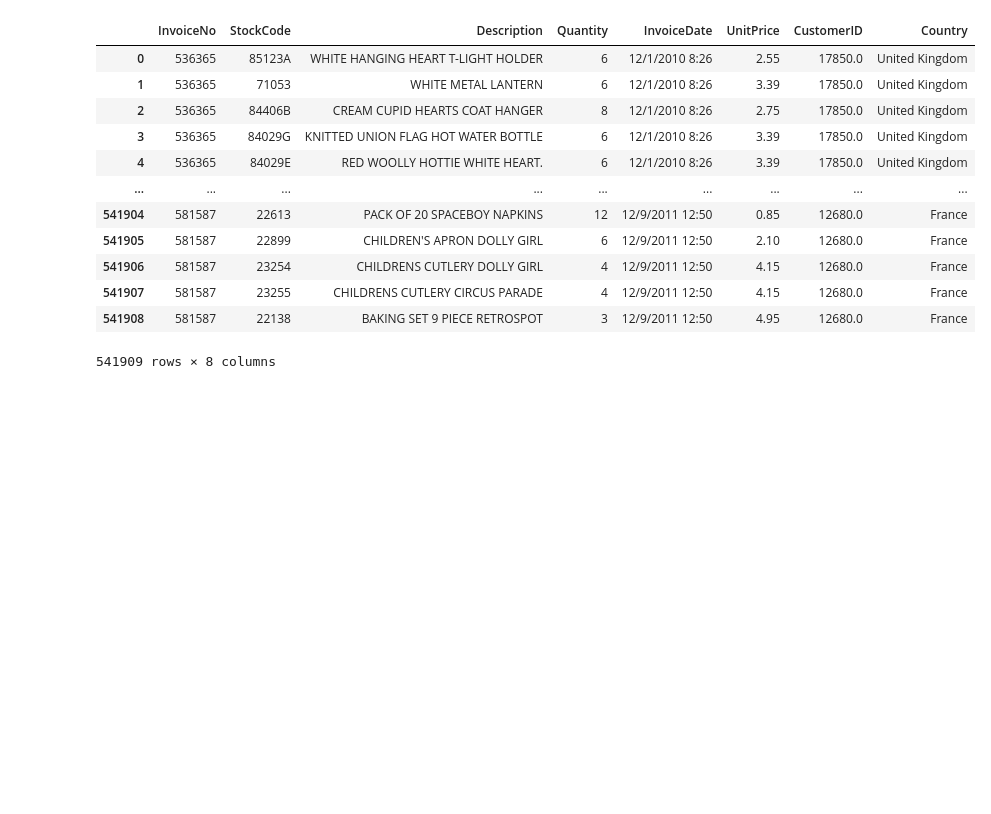
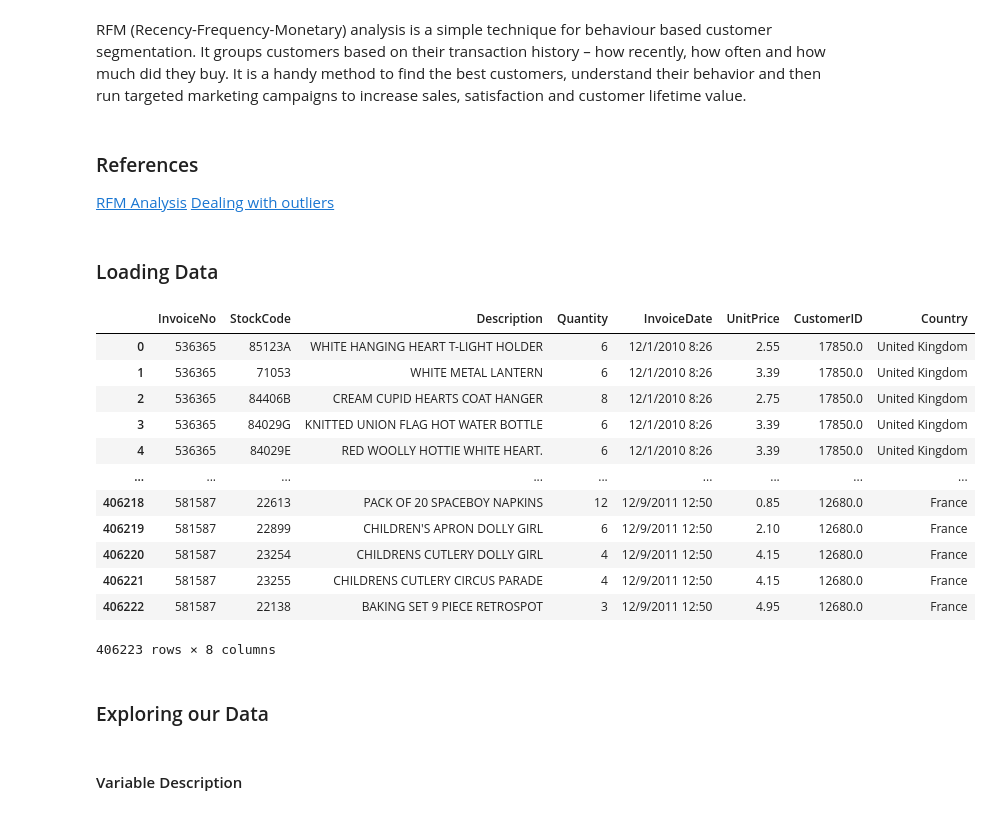
Before and after one commit to ubco-W2022T1-cosc301/project-group31, a Jupyter notebook: notebooks/analysis1.ipynb, the cells around one changed output. Saved outputs shown, nothing was run; the diff lists cells and outputs as text; code cells hidden in the pictures; blank space fills up the shorter version.

Commit message:
Part of RFM Analysis

```diff
--- a/notebooks/analysis1.ipynb
+++ b/notebooks/analysis1.ipynb
@@ -7,0 +10,6 @@ import pandas as pd
+# %% [markdown]
+RFM (Recency-Frequency-Monetary) analysis is a simple technique for behaviour based customer segmentation. It groups customers based on their transaction history – how recently, how often and how much did they buy. It is a handy method to find the best customers, understand their behavior and then run targeted marketing campaigns to increase sales, satisfaction and customer lifetime value.
+# %% [markdown]
+### References
+[RFM Analysis](https://www.geeksforgeeks.org/rfm-analysis-analysis-using-python/)
+[Dealing with outliers](https://www.analyticsvidhya.com/blog/2021/05/detecting-and-treating-outliers-treating-the-odd-one-out/)
@@ -8,16 +26,24 @@ import pandas as pd
+# %% [markdown]
+### Loading Data
 # %%
-data = pd.read_csv("../data/raw/data.csv", encoding= 'unicode_escape')
+data = pd.read_csv("../data/processed/new_data.csv")
-# %% [output]
-|  | InvoiceNo | StockCode | Description | Quantity | InvoiceDate | UnitPrice | CustomerID | Country |
-| 0 | 536365 | 85123A | WHITE HANGING HEART T-LIGHT HOLDER | 6 | 12/1/2010 8:26 | 2.55 | 17850.0 | United Kingdom |
-| 1 | 536365 | 71053 | WHITE METAL LANTERN | 6 | 12/1/2010 8:26 | 3.39 | 17850.0 | United Kingdom |
-| 2 | 536365 | 84406B | CREAM CUPID HEARTS COAT HANGER | 8 | 12/1/2010 8:26 | 2.75 | 17850.0 | United Kingdom |
-| 3 | 536365 | 84029G | KNITTED UNION FLAG HOT WATER BOTTLE | 6 | 12/1/2010 8:26 | 3.39 | 17850.0 | United Kingdom |
-| 4 | 536365 | 84029E | RED WOOLLY HOTTIE WHITE HEART. | 6 | 12/1/2010 8:26 | 3.39 | 17850.0 | United Kingdom |
-| ... | ... | ... | ... | ... | ... | ... | ... | ... |
-| 541904 | 581587 | 22613 | PACK OF 20 SPACEBOY NAPKINS | 12 | 12/9/2011 12:50 | 0.85 | 12680.0 | France |
-| 541905 | 581587 | 22899 | CHILDREN'S APRON DOLLY GIRL | 6 | 12/9/2011 12:50 | 2.10 | 12680.0 | France |
-| 541906 | 581587 | 23254 | CHILDRENS CUTLERY DOLLY GIRL | 4 | 12/9/2011 12:50 | 4.15 | 12680.0 | France |
-| 541907 | 581587 | 23255 | CHILDRENS CUTLERY CIRCUS PARADE | 4 | 12/9/2011 12:50 | 4.15 | 12680.0 | France |
-| 541908 | 581587 | 22138 | BAKING SET 9 PIECE RETROSPOT | 3 | 12/9/2011 12:50 | 4.95 | 12680.0 | France |
-541909 rows × 8 columns
+# %%
+data
+# %% [output]
+|  | InvoiceNo | StockCode | Description | Quantity | InvoiceDate | UnitPrice | CustomerID | Country |
+| 0 | 536365 | 85123A | WHITE HANGING HEART T-LIGHT HOLDER | 6 | 12/1/2010 8:26 | 2.55 | 17850.0 | United Kingdom |
+| 1 | 536365 | 71053 | WHITE METAL LANTERN | 6 | 12/1/2010 8:26 | 3.39 | 17850.0 | United Kingdom |
+| 2 | 536365 | 84406B | CREAM CUPID HEARTS COAT HANGER | 8 | 12/1/2010 8:26 | 2.75 | 17850.0 | United Kingdom |
+| 3 | 536365 | 84029G | KNITTED UNION FLAG HOT WATER BOTTLE | 6 | 12/1/2010 8:26 | 3.39 | 17850.0 | United Kingdom |
+| 4 | 536365 | 84029E | RED WOOLLY HOTTIE WHITE HEART. | 6 | 12/1/2010 8:26 | 3.39 | 17850.0 | United Kingdom |
+| ... | ... | ... | ... | ... | ... | ... | ... | ... |
+| 406218 | 581587 | 22613 | PACK OF 20 SPACEBOY NAPKINS | 12 | 12/9/2011 12:50 | 0.85 | 12680.0 | France |
+| 406219 | 581587 | 22899 | CHILDREN'S APRON DOLLY GIRL | 6 | 12/9/2011 12:50 | 2.10 | 12680.0 | France |
+| 406220 | 581587 | 23254 | CHILDRENS CUTLERY DOLLY GIRL | 4 | 12/9/2011 12:50 | 4.15 | 12680.0 | France |
+| 406221 | 581587 | 23255 | CHILDRENS CUTLERY CIRCUS PARADE | 4 | 12/9/2011 12:50 | 4.15 | 12680.0 | France |
+| 406222 | 581587 | 22138 | BAKING SET 9 PIECE RETROSPOT | 3 | 12/9/2011 12:50 | 4.95 | 12680.0 | France |
+406223 rows × 8 columns
+# %% [markdown]
+### Exploring our Data
+# %% [markdown]
+#### Variable Description
```
Also changed, not shown: parts of 38 cells of this notebook.
